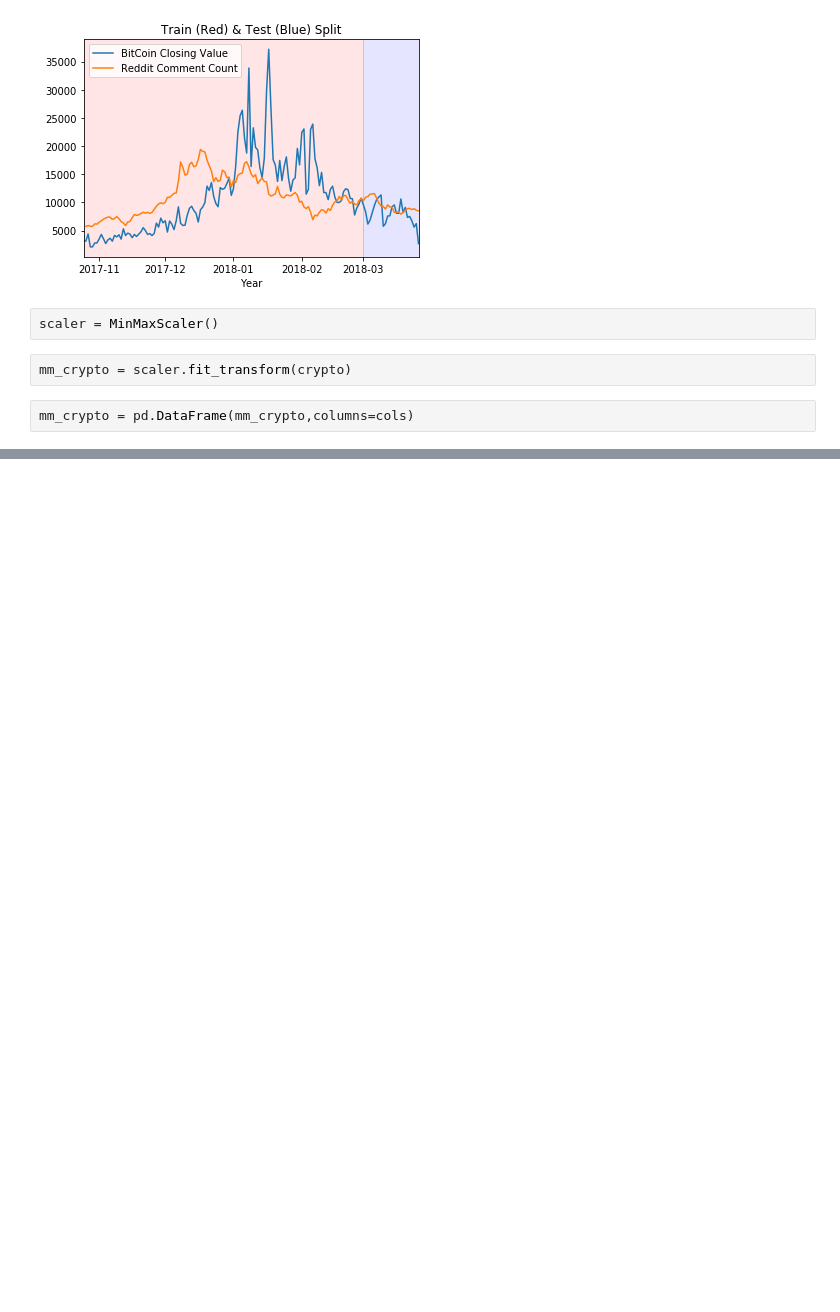
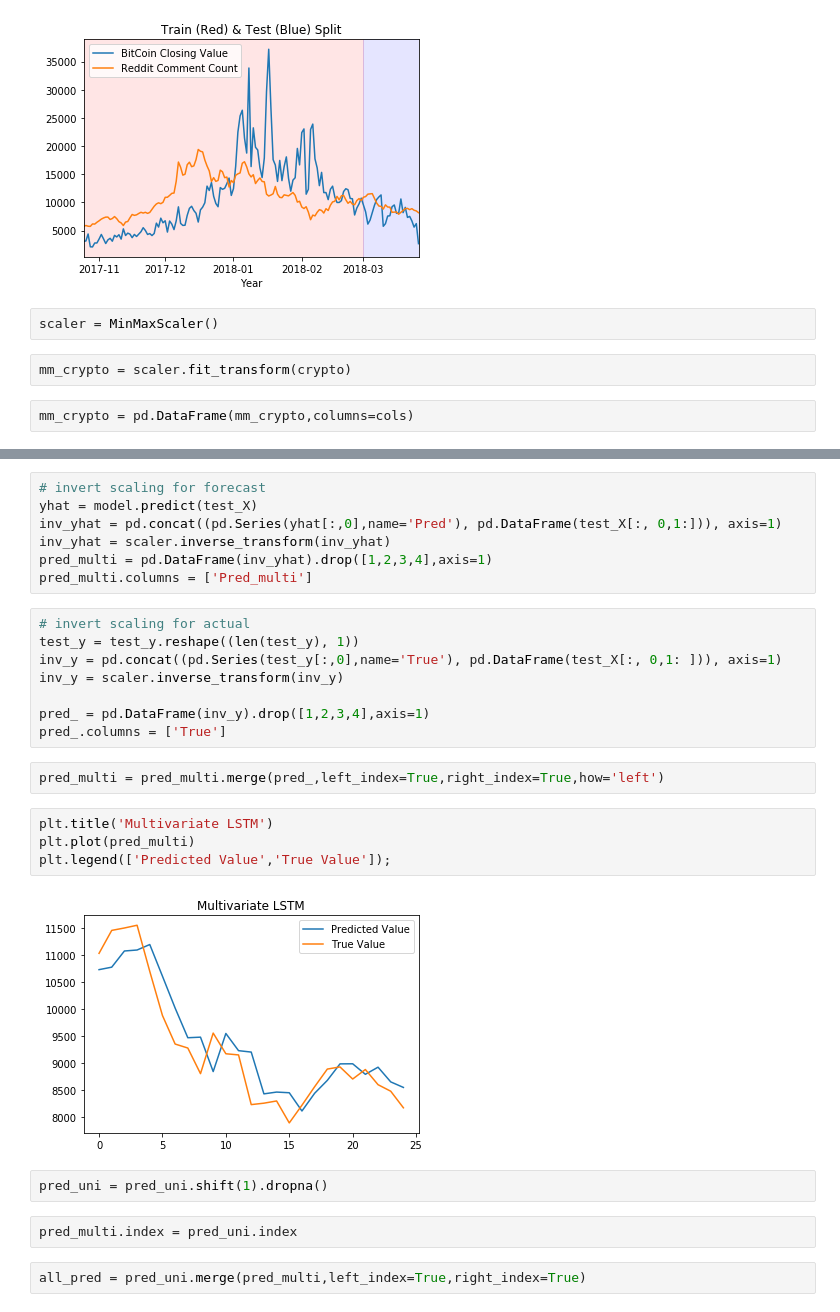
Before and after one commit to Mikhail-Naumov/Another_Bitcoin_Predictor, a Jupyter notebook: BitCoin_LSTM.ipynb, the cells around one changed output, grey strips where cells are left out. Saved outputs shown, nothing was run; the diff lists cells and outputs as text; blank space fills up the shorter version.

Commit message:
Added Multi & Univariate RNNS

```diff
--- a/BitCoin_LSTM.ipynb
+++ b/BitCoin_LSTM.ipynb
@@ -493,0 +546,29 @@ mm_crypto
+# %%
+# invert scaling for forecast
+yhat = model.predict(test_X)
+inv_yhat = pd.concat((pd.Series(yhat[:,0],name='Pred'), pd.DataFrame(test_X[:, 0,1:])), axis=1)
+inv_yhat = scaler.inverse_transform(inv_yhat)
+pred_multi = pd.DataFrame(inv_yhat).drop([1,2,3,4],axis=1)
+pred_multi.columns = ['Pred_multi']
+# %%
+# invert scaling for actual
+test_y = test_y.reshape((len(test_y), 1))
+inv_y = pd.concat((pd.Series(test_y[:,0],name='True'), pd.DataFrame(test_X[:, 0,1: ])), axis=1)
+inv_y = scaler.inverse_transform(inv_y)
+
+pred_ = pd.DataFrame(inv_y).drop([1,2,3,4],axis=1)
+pred_.columns = ['True']
+# %%
+pred_multi = pred_multi.merge(pred_,left_index=True,right_index=True,how='left')
+# %%
+plt.title('Multivariate LSTM')
+plt.plot(pred_multi)
+plt.legend(['Predicted Value','True Value']);
+# %% [output]
+[figure, added]
+# %%
+pred_uni = pred_uni.shift(1).dropna()
+# %%
+pred_multi.index = pred_uni.index
+# %%
+all_pred = pred_uni.merge(pred_multi,left_index=True,right_index=True)
```
Also changed, not shown: parts of 22 cells of this notebook.
